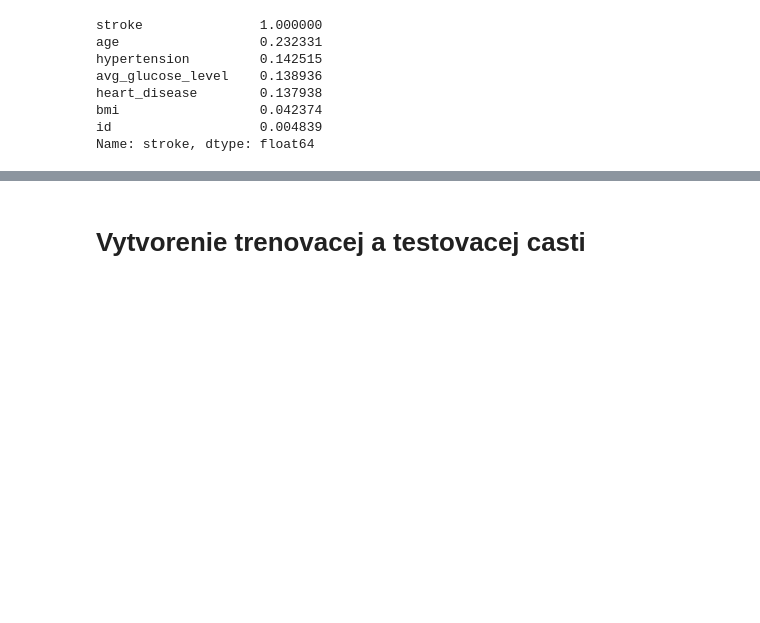
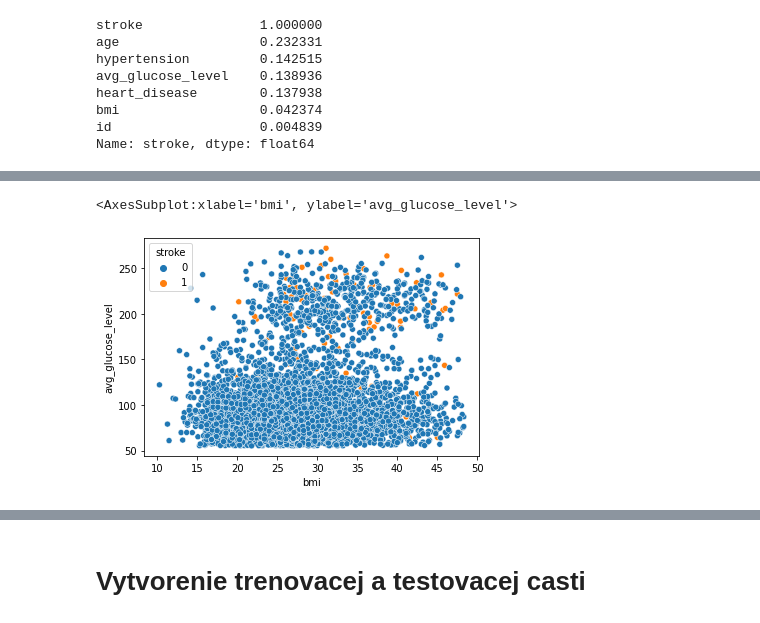
Before and after one commit to risomisek/machineLearning, a Jupyter notebook: PaloRisoML-stroke_rate.ipynb, the cells around one changed output, grey strips where cells are left out. Saved outputs shown, nothing was run; the diff lists cells and outputs as text; code cells hidden in the pictures; blank space fills up the shorter version.

```diff
--- a/PaloRisoML-stroke_rate.ipynb
+++ b/PaloRisoML-stroke_rate.ipynb
@@ -266,0 +258,5 @@ dtype: object
+# %%
+sns.scatterplot(data=df_wo_out, x="bmi",y="avg_glucose_level", hue="stroke")
+# %% [output]
+<AxesSubplot:xlabel='bmi', ylabel='avg_glucose_level'>
+[figure, added]
```
Also changed, not shown: parts of 17 cells of this notebook.
